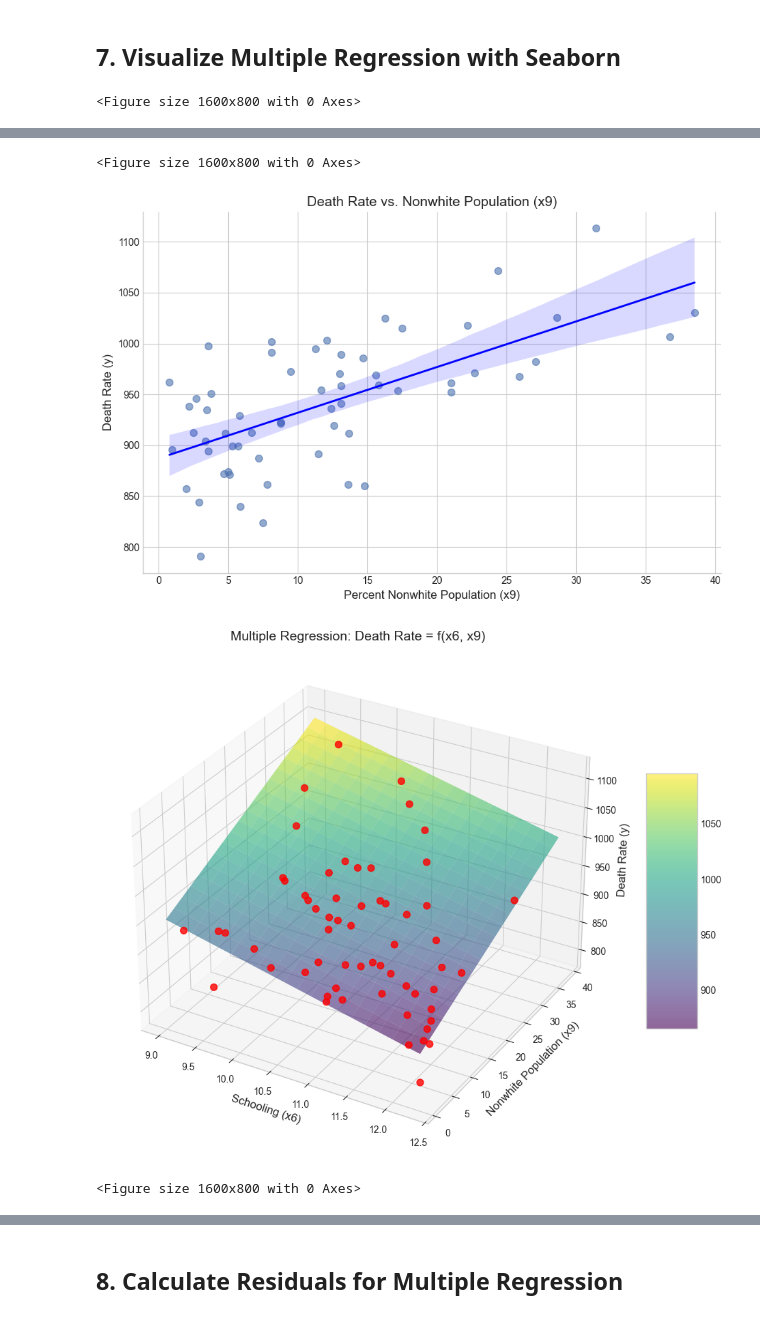
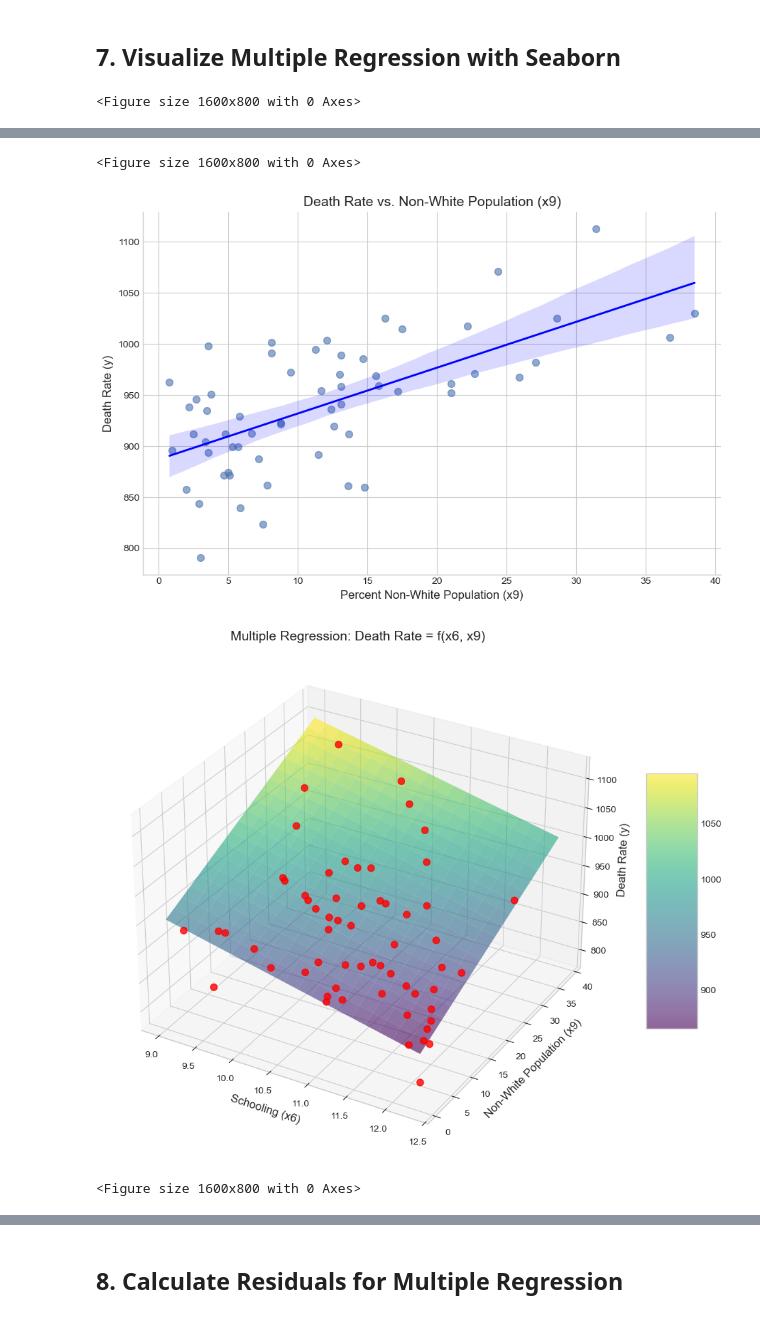
Before and after one commit to benjaminyjr17/24S2-CS2400-Regression-Analysis, a Jupyter notebook: Benjamin_Oliver_Yick_U2120984H.ipynb, the cells around one changed output, grey strips where cells are left out. Saved outputs shown, nothing was run; the diff lists cells and outputs as text; code cells hidden in the pictures.

```diff
--- a/Benjamin_Oliver_Yick_U2120984H.ipynb
+++ b/Benjamin_Oliver_Yick_U2120984H.ipynb
@@ -281,8 +281,8 @@ plt.figure(figsize=(16, 8))
 sns.lmplot(x='x9', y='y', data=df, height=6, aspect=1.5,
            scatter_kws={'alpha':0.6, 's':50},
            line_kws={'color':'blue', 'linewidth':2})
-plt.title('Death Rate vs. Nonwhite Population (x9)', fontsize=14)
-plt.xlabel('Percent Nonwhite Population (x9)', fontsize=12)
+plt.title('Death Rate vs. Non-White Population (x9)', fontsize=14)
+plt.xlabel('Percent Non-White Population (x9)', fontsize=12)
 plt.ylabel('Death Rate (y)', fontsize=12)
 plt.tight_layout()
 plt.show()
@@ -306,36 +306,36 @@ y_grid = b0 + b1 * x6_grid + b2 * x9_grid
 surf = ax.plot_surface(x6_grid, x9_grid, y_grid, alpha=0.6, cmap='viridis')
 
 # Plot the actual data points
 ax.scatter(df['x6'], df['x9'], df['y'], c='red', marker='o', s=50, alpha=0.8)
 
 # Set labels and title
 ax.set_xlabel('Schooling (x6)', fontsize=12)
-ax.set_ylabel('Nonwhite Population (x9)', fontsize=12)
+ax.set_ylabel('Non-White Population (x9)', fontsize=12)
 ax.set_zlabel('Death Rate (y)', fontsize=12)
 ax.set_title('Multiple Regression: Death Rate = f(x6, x9)', fontsize=14)
 
 plt.colorbar(surf, ax=ax, shrink=0.5, aspect=5)
 plt.tight_layout()
 plt.show()
 
 # Use seaborn's lmplot with hue parameter to compare the effect of x6 at different x9 levels
 # This shows how the two variables interact in the multiple regression model
 plt.figure(figsize=(16, 8))
 # Create categorical bins for x9 to use as hue
 df['x9_category'] = pd.cut(df['x9'], bins=3, labels=['Low', 'Medium', 'High'])
 sns.lmplot(x='x6', y='y', hue='x9_category', data=df, height=7, aspect=1.5,
            palette='viridis', legend=True,
            scatter_kws={'alpha':0.7, 's':60})
-plt.title('Death Rate vs. Schooling by Nonwhite Population Level', fontsize=14)
+plt.title('Death Rate vs. Schooling by Non-White Population Level', fontsize=14)
 plt.xlabel('Schooling for persons over 22 (x6)', fontsize=12)
 plt.ylabel('Death Rate (y)', fontsize=12)
 plt.tight_layout()
 plt.show()
 # %% [output]
 <Figure size 1600x800 with 0 Axes>
 [figure]
 <Figure size 1600x800 with 0 Axes>
-[figure, old version]
+[figure, new version]
 [figure]
 <Figure size 1600x800 with 0 Axes>
 [figure]
```
Also changed, not shown: parts of 11 cells of this notebook.
